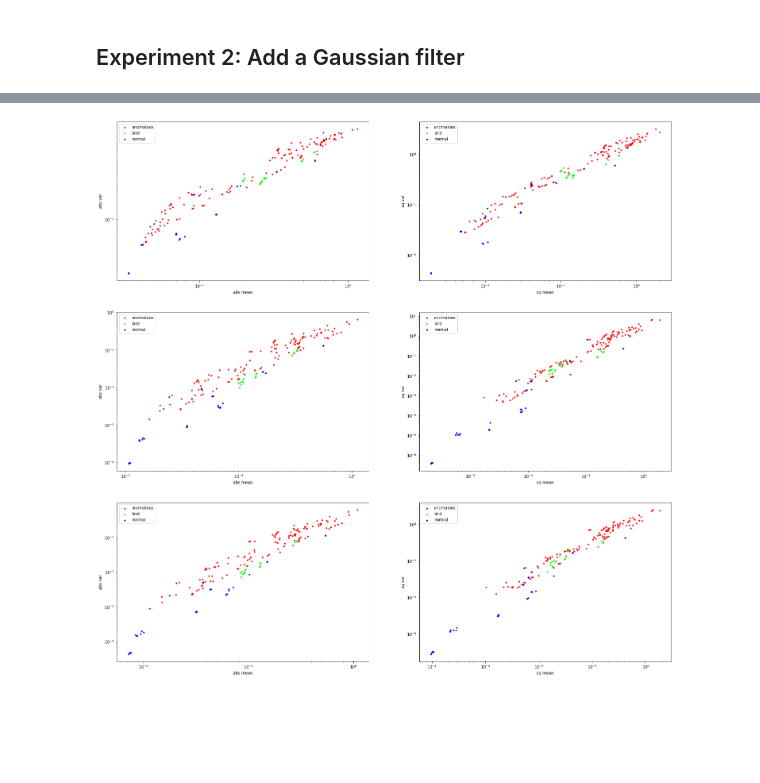
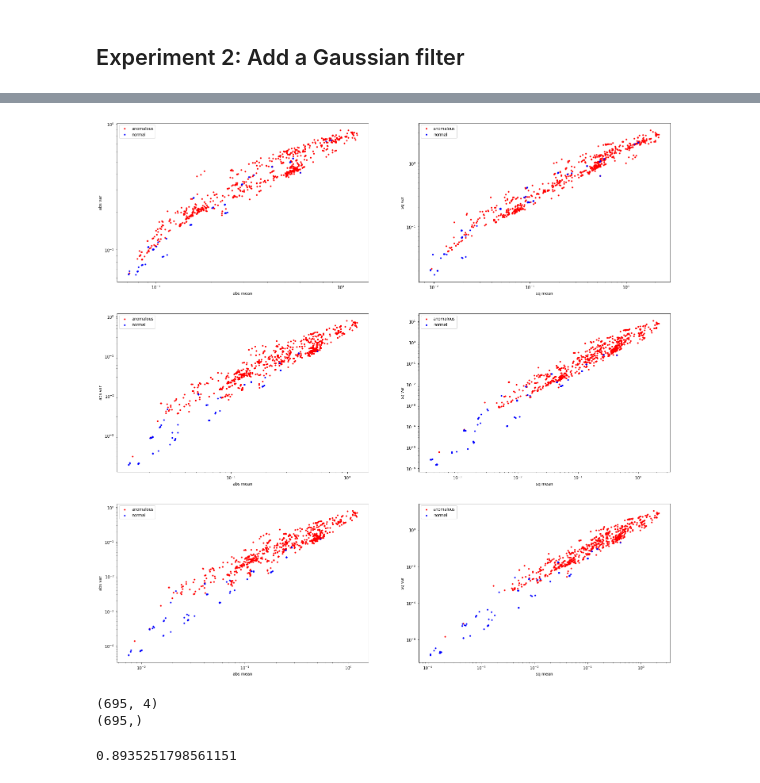
Before and after one commit to kleincode/camera-trap-anomaly-detection, a Jupyter notebook: approach1a_basic_frame_differencing.ipynb, the cells around one changed output, grey strips where cells are left out. Cells and saved outputs as stored; diff of their text form; code cells hidden in the pictures; blank space fills up the shorter version.

```diff
--- a/approach1a_basic_frame_differencing.ipynb
+++ b/approach1a_basic_frame_differencing.ipynb
@@ -135,8 +112,7 @@ normal_scores, anomalous_scores, bird_scores = generate_test_scores(classifier)
 # %%
-def plot(i1, i2, normal_scores, anomalous_scores, bird_scores, scale="log"):
+def plot(i1, i2, normal_scores, anomalous_scores, scale="log"):
     titles = ["abs mean", "abs var", "sq mean", "sq var"]
     plt.scatter([ar[i1] for ar in anomalous_scores], [ar[i2] for ar in anomalous_scores], color="red", label="anomalous", marker=".")
-    plt.scatter([ar[i1] for ar in bird_scores], [ar[i2] for ar in bird_scores], color="lime", label="bird", marker=".")
     plt.scatter([ar[i1] for ar in normal_scores], [ar[i2] for ar in normal_scores], color="blue", label="normal", marker=".")
     plt.xlabel(titles[i1])
     plt.ylabel(titles[i2])
@@ -146,8 +122,8 @@ def plot(i1, i2, normal_scores, anomalous_scores, bird_scores, scale="log"):
 
 plt.figure(figsize=(15, 8))
 plt.subplot(1, 2, 1)
-plot(0, 1, normal_scores, anomalous_scores, bird_scores)
+plot(0, 1, normal_scores, anomalous_scores)
 plt.subplot(1, 2, 2)
-plot(2, 3, normal_scores, anomalous_scores, bird_scores)
+plot(2, 3, normal_scores, anomalous_scores)
 plt.show()
 # %% [output]
@@ -165,8 +163,8 @@ class GaussianFrameDiffClassifier(AbstractImageClassifier):
     def evaluate(self, motion_img: MotionImage, display=False):
         before_img, after_img, rel = motion_img.get_closest_lapse_images()
         comp_img = before_img if rel <= 0.5 else after_img
-        motion_arr = motion_img.read(scale=SCALE, gray=True)
-        comp_arr = comp_img.read(scale=SCALE, gray=True)
+        motion_arr = motion_img.read(gray=True)
+        comp_arr = comp_img.read(gray=True)
 
         comp_arr, motion_arr = normalize_img(comp_arr), normalize_img(motion_arr)
 
@@ -200,24 +198,42 @@ classifier2.evaluate(img, display=True)
 # %%
 classifier = GaussianFrameDiffClassifier(sigma=2)
-normal_scores_g, anomalous_scores_g, bird_scores_g = generate_test_scores(classifier)
+normal_scores_g, anomalous_scores_g = generate_test_scores(classifier)
 # %%
 classifier = GaussianFrameDiffClassifier(sigma=4)
-normal_scores_g2, anomalous_scores_g2, bird_scores_g2 = generate_test_scores(classifier)
+normal_scores_g2, anomalous_scores_g2 = generate_test_scores(classifier)
 # %%
 scale = "log"
 plt.figure(figsize=(25, 25))
 plt.subplot(3, 2, 1)
-plot(0, 1, normal_scores, anomalous_scores, bird_scores, scale=scale)
+plot(0, 1, normal_scores, anomalous_scores, scale=scale)
 plt.subplot(3, 2, 2)
-plot(2, 3, normal_scores, anomalous_scores, bird_scores, scale=scale)
+plot(2, 3, normal_scores, anomalous_scores, scale=scale)
 plt.subplot(3, 2, 3)
-plot(0, 1, normal_scores_g, anomalous_scores_g, bird_scores_g, scale=scale)
+plot(0, 1, normal_scores_g, anomalous_scores_g, scale=scale)
 plt.subplot(3, 2, 4)
-plot(2, 3, normal_scores_g, anomalous_scores_g, bird_scores_g, scale=scale)
+plot(2, 3, normal_scores_g, anomalous_scores_g, scale=scale)
 plt.subplot(3, 2, 5)
-plot(0, 1, normal_scores_g2, anomalous_scores_g2, bird_scores_g2, scale=scale)
+plot(0, 1, normal_scores_g2, anomalous_scores_g2, scale=scale)
 plt.subplot(3, 2, 6)
-plot(2, 3, normal_scores_g2, anomalous_scores_g2, bird_scores_g2, scale=scale)
+plot(2, 3, normal_scores_g2, anomalous_scores_g2, scale=scale)
 plt.show()
 # %% [output]
-[figure, old version]
+[figure, new version]
+# %%
+y_anom = np.array(anomalous_scores_g2)
+assert y_anom.shape[1] == 4
+
+y_norm = np.array(normal_scores_g2)
+assert y_norm.shape[1] == 4
+
+X = np.concatenate([y_norm, y_anom])
+print(X.shape)
+y = np.concatenate([-np.ones((y_norm.shape[0])), np.ones((y_anom.shape[0]))])
+print(y.shape)
+
+clf = LogisticRegression().fit(X, y)
+clf.score(X, y)
+# %% [output]
+(695, 4)
+(695,)
+0.8935251798561151
```
Also changed, not shown: parts of 10 cells of this notebook, 52 other files.
